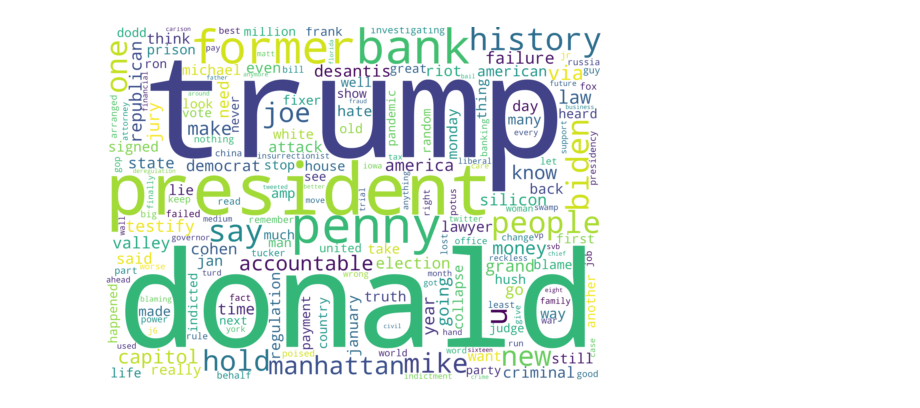
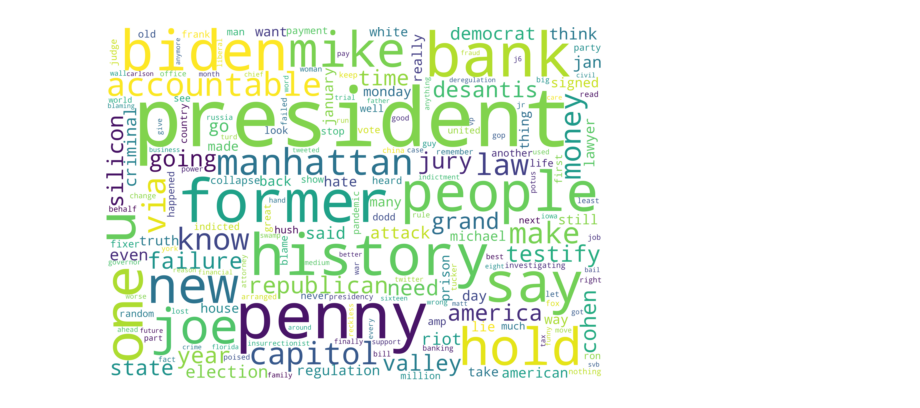
Before and after one commit to yashuchandak/Sentiment-Analysis, a Jupyter notebook: twitter_snscrape_active.ipynb, the cells around one changed output. Cells and saved outputs as stored; diff of their text form; code cells hidden in the pictures.

Commit message:
two graphs

```diff
--- a/twitter_snscrape_active.ipynb
+++ b/twitter_snscrape_active.ipynb
@@ -117,4 +115,8 @@ def polarity(tweet):
 
 df['polarity'] = df['filtered_tweets'].apply(polarity)
 # df.head(20)
+# %%
+df.to_csv('sentiment.csv', mode = 'w')
+
+df = pd.read_csv('sentiment.csv')
 # %%
@@ -142,10 +144,19 @@ df.to_csv('sentiment.csv', mode = 'w')
 # %%
 tweets_string = df['filtered_tweets'].tolist()
 tweets_string = " ".join(tweets_string)
+
+tweets_list = tweets_string.split()
+
+#change
+words_not_to_include = ["donald", "trump"]
+
+tweets_list = [i for i in tweets_list if (i not in words_not_to_include)]
+
+tweets_string = " ".join(tweets_list)
 
 w_cloud = WordCloud(collocations = False, max_words=200, background_color = 'white', width = 7000, height = 5000).generate(tweets_string)
 plt.imshow(w_cloud, interpolation='bilinear')
 plt.axis("off")
 plt.show()
 # %% [output]
-[figure, old version]
+[figure, new version]
```
Also changed, not shown: parts of 10 cells of this notebook, 2 other files.
